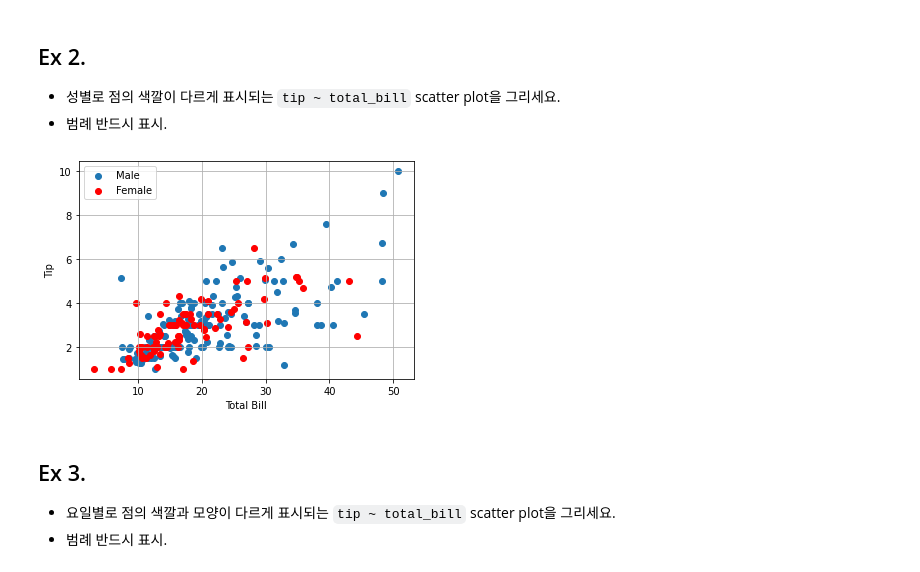
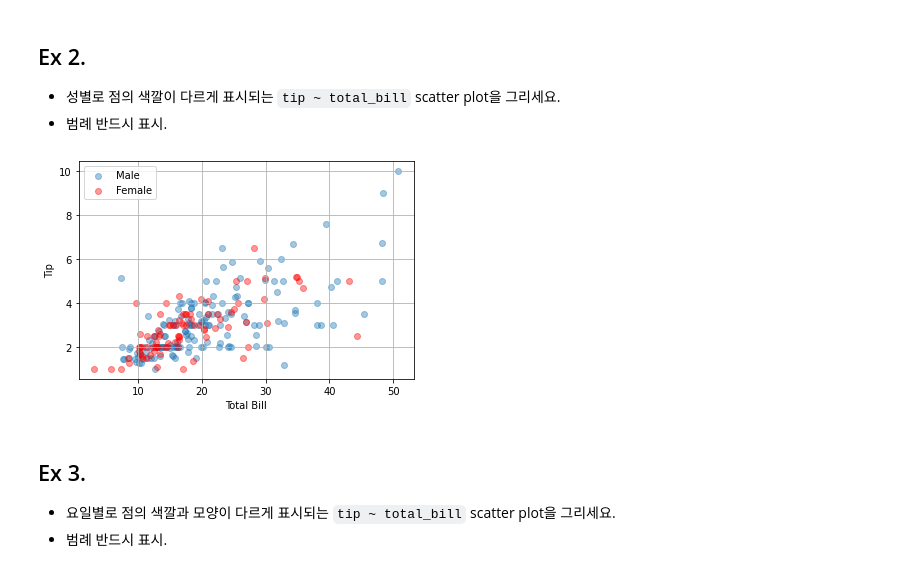
Before and after one commit to Gasijiyo/FirstStep_Python, a Jupyter notebook: py21_matplotlib.ipynb, the cells around one changed output. Saved outputs shown, nothing was run; the diff lists cells and outputs as text; code cells hidden in the pictures.

```diff
--- a/py21_matplotlib.ipynb
+++ b/py21_matplotlib.ipynb
@@ -562,19 +581,26 @@ plt.show()
 # %%
 maleTip = tips[tips['sex']=='Male']['tip']
 femaleTip = tips[tips['sex']=='Female']['tip']
 maleBill = tips[tips['sex']=='Male']['total_bill']
 femaleBill = tips[tips['sex']=='Female']['total_bill']
 
-plt.scatter(x=maleBill, y=maleTip, label='Male')
-plt.scatter(x=femaleBill, y=femaleTip, color='red', label='Female')
+plt.scatter(x=maleBill, y=maleTip, alpha=0.4,label='Male')
+plt.scatter(x=femaleBill, y=femaleTip, color='red', alpha=0.4, label='Female')
 plt.xlabel('Total Bill')
 plt.ylabel('Tip')
 plt.legend()
 
 plt.grid()
 plt.show()
+
+# 선생님:
+# maleTip = tips[tips['sex']== 'Male']
+# femaleTip = tips[tips['sex']== 'Female']
+#
+# plt.scatter(x=maleTip['total_bill'], y=maleTip)
+# plt.scatter(x=femaleTip['total_bill'], y=femaleTip)
 # %% [output]
-[figure, old version]
+[figure, new version]
 # %% [markdown]
 ## Ex 3.
 
```
Also changed, not shown: parts of 8 cells of this notebook.
